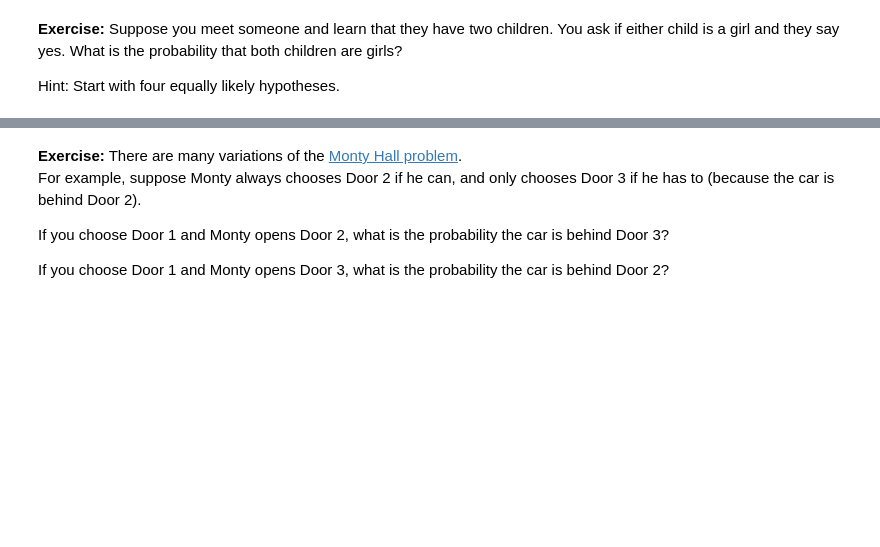
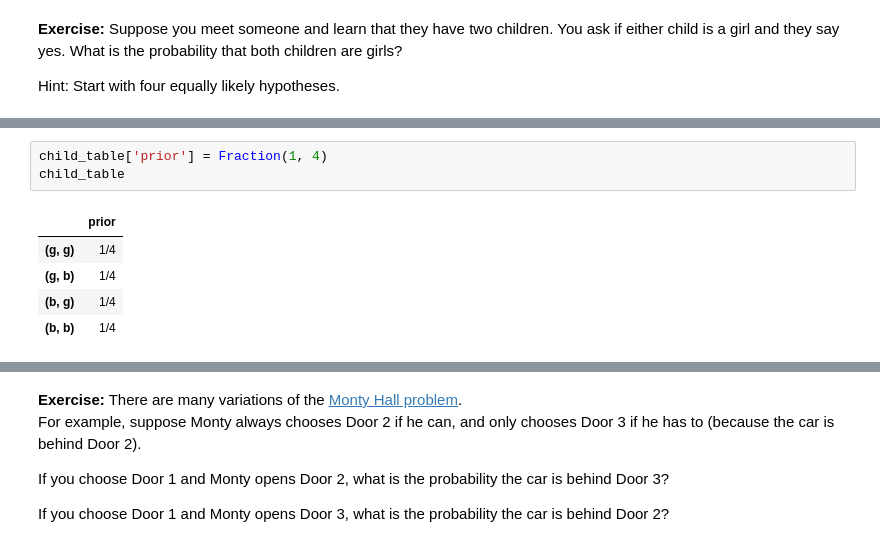
Before and after one commit to mrwizard82d1/think_bayes_2e, a Jupyter notebook: chap02.ipynb, the cells around one changed output, grey strips where cells are left out. Cells and saved outputs as stored; diff of their text form; blank space fills up the shorter version.

```diff
--- a/chap02.ipynb
+++ b/chap02.ipynb
@@ -414,0 +424,9 @@ Hint: Start with four equally likely hypotheses.
+# %%
+child_table['prior'] = Fraction(1, 4)
+child_table
+# %% [output]
+|  | prior |
+| (g, g) | 1/4 |
+| (g, b) | 1/4 |
+| (b, g) | 1/4 |
+| (b, b) | 1/4 |
```
Also changed, not shown: parts of 5 cells of this notebook.
